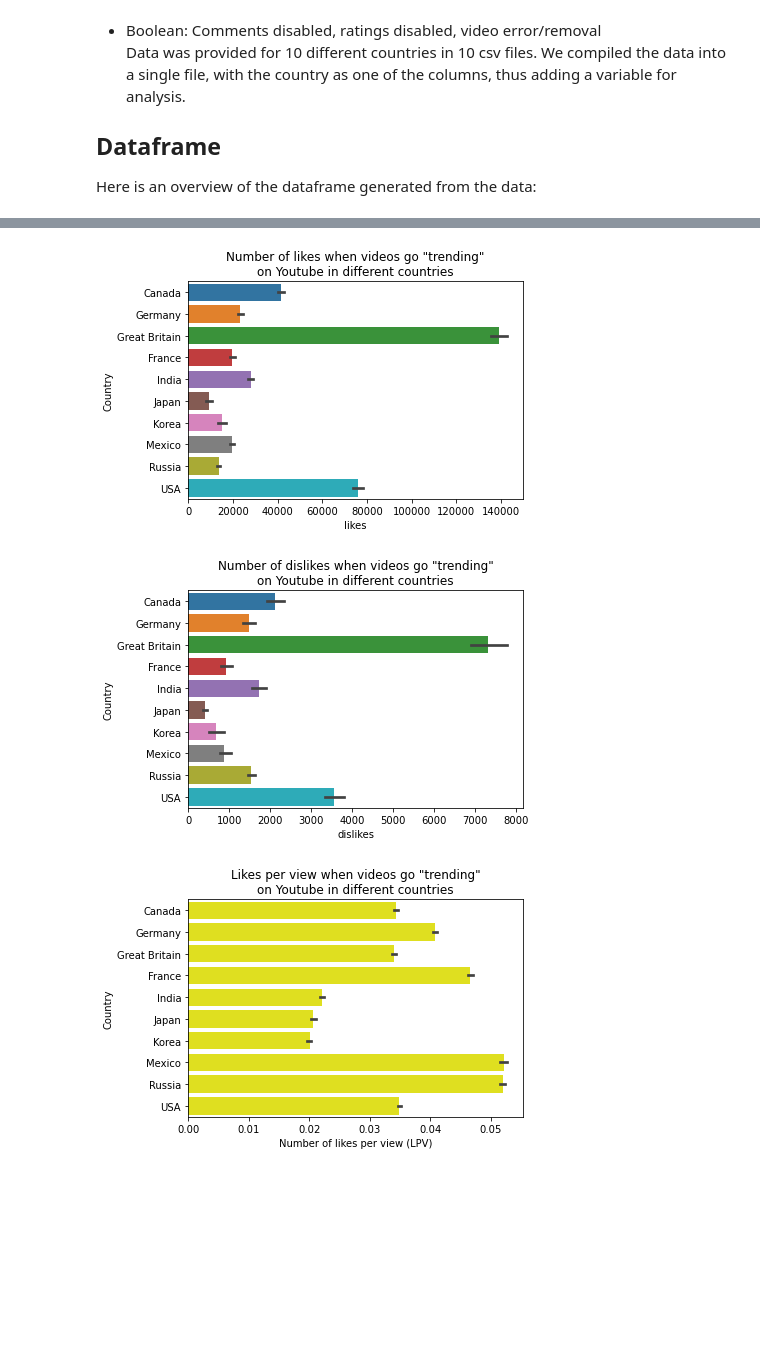
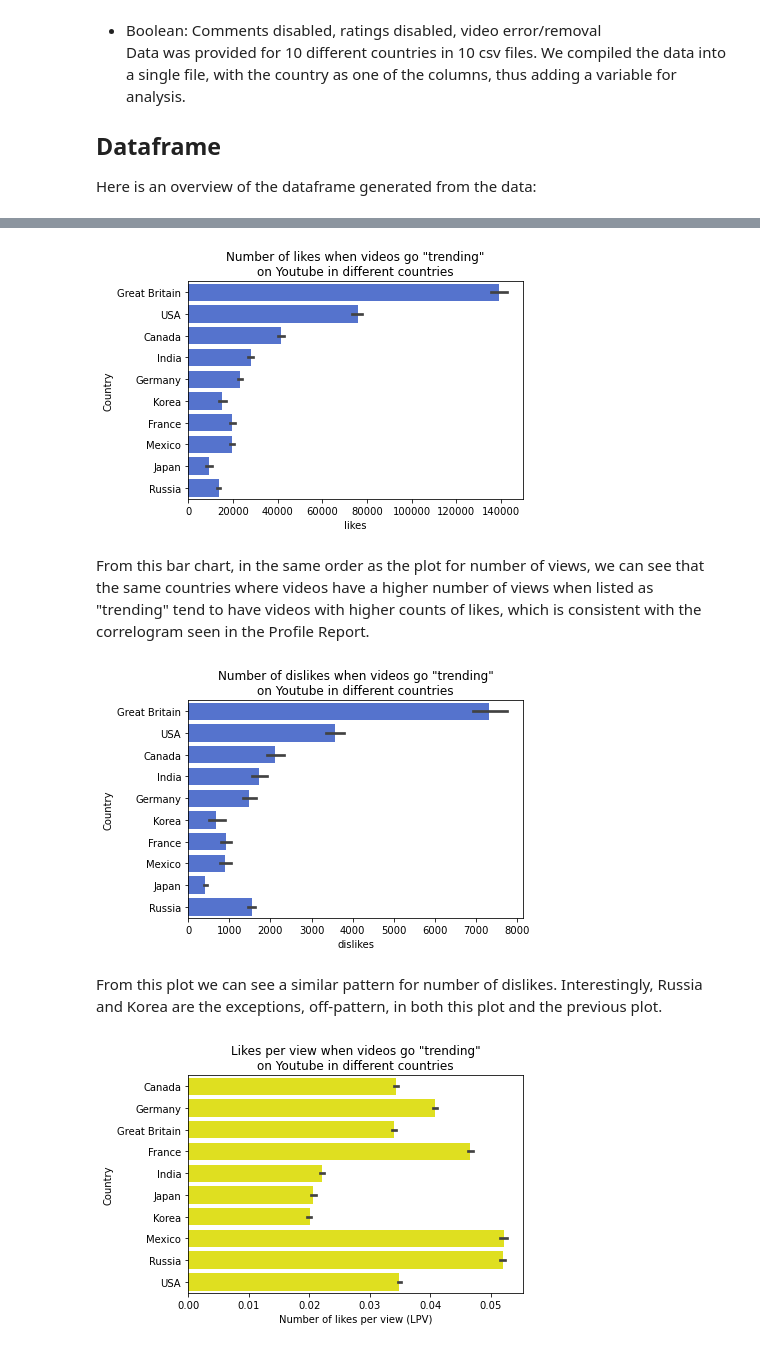
Before and after one commit to data301-2020-winter1/course-project-group_6013, a Jupyter notebook: analysis/guilherme(durvan)/milestone2.ipynb, the cells around one changed output, grey strips where cells are left out. Saved outputs shown, nothing was run; the diff lists cells and outputs as text; code cells hidden in the pictures; blank space fills up the shorter version.

```diff
--- a/analysis/guilherme(durvan)/milestone2.ipynb
+++ b/analysis/guilherme(durvan)/milestone2.ipynb
@@ -63,13 +72,18 @@ p1 = sns.barplot(y=df['Country'],x=df['views']).set_title("Number of views when
 # %%
-p2 = sns.barplot(y=df['Country'],x=df['likes']).set_title("Number of likes when videos go \"trending\"\non Youtube in different countries" )
+p2 = sns.barplot(y=df['Country'],x=df['likes'], color= 'royalblue',  order = ["Great Britain","USA","Canada","India","Germany","Korea","France","Mexico","Japan","Russia"]).set_title("Number of likes when videos go \"trending\"\non Youtube in different countries" )
 ##**Oh! a similar pattern. interesting. maybe likes are positively correlated to views**
 # %% [output]
-[figure, old version]
+[figure, new version]
+# %% [markdown]
+From this bar chart, in the same order as the plot for number of views, we can see that the same countries where videos have a higher number of views when listed as "trending" tend to have videos with higher counts of likes, which is consistent with the correlogram seen in the Profile Report.
 # %%
-p3 = sns.barplot(y=df['Country'],x=df['dislikes']).set_title("Number of dislikes when videos go \"trending\"\non Youtube in different countries")
+p3 = sns.barplot(y=df['Country'],x=df['dislikes'], color="royalblue",  order = ["Great Britain","USA","Canada","India","Germany","Korea","France","Mexico","Japan","Russia"]).set_title("Number of dislikes when videos go \"trending\"\non Youtube in different countries")
 #**The dislikes have a similar pattern too**
 # %% [output]
-[figure, old version]
+[figure, new version]
+# %% [markdown]
+From this plot we can see a similar pattern for number of dislikes.
+Interestingly, Russia and Korea are the exceptions, off-pattern, in both this plot and the previous plot.
 # %%
 df['LPV']=df['likes']/df['views']
 df['LPV'].fillna(0)
```
Also changed, not shown: parts of 6 cells of this notebook, 1 other file.
